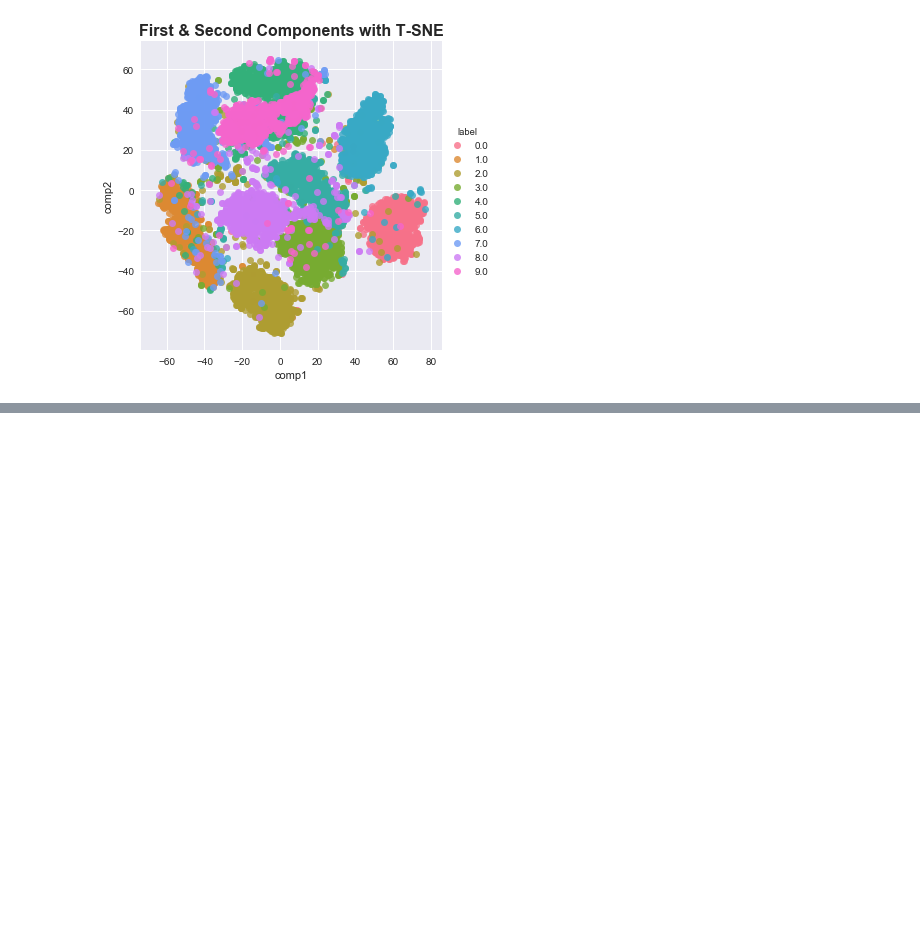
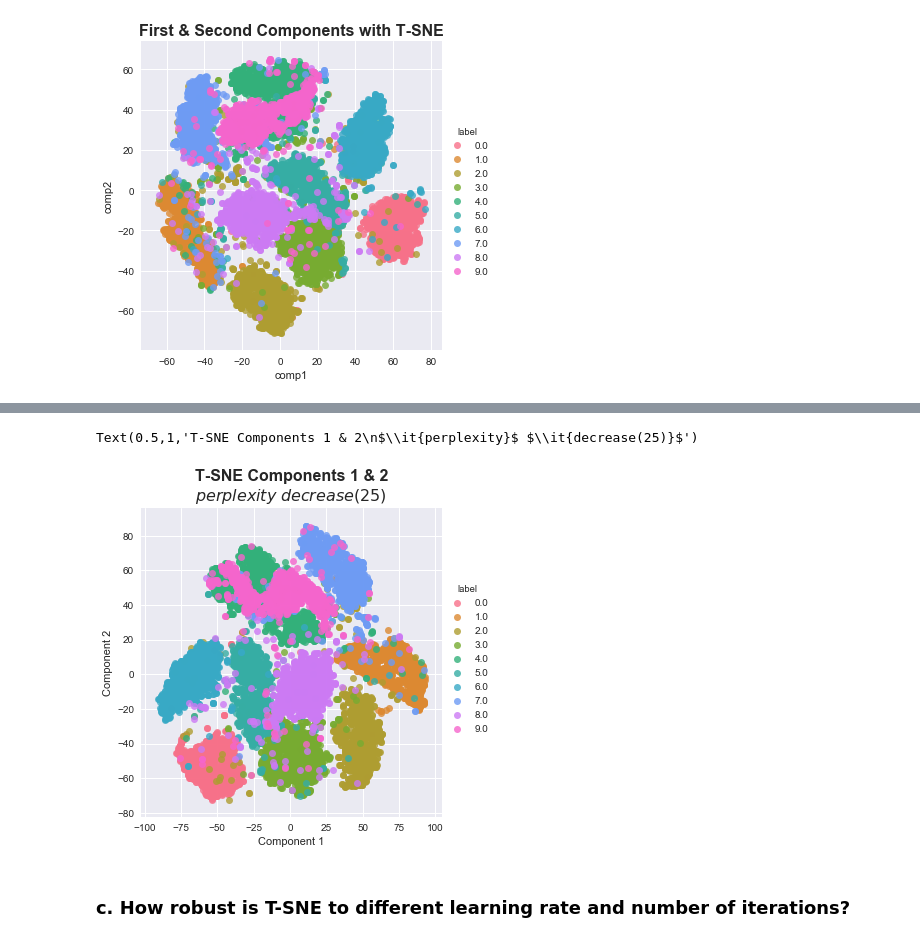
Before and after one commit to asfabiano/byu_econ_applied_machine_learning, a Jupyter notebook: homeworks/HW5/Homework_5.ipynb, the cells around one changed output, grey strips where cells are left out. Cells and saved outputs as stored; diff of their text form; code cells hidden in the pictures; blank space fills up the shorter version.

```diff
--- a/homeworks/HW5/Homework_5.ipynb
+++ b/homeworks/HW5/Homework_5.ipynb
@@ -214,0 +248,3 @@ Text(0.5,1,'First & Second Components with T-SNE')
+# %%
+df_tsne3 = pd.DataFrame(create_tsne(25,1000,200), columns=['Component 1', 'Component 2'])
+df_tsne3['label'] = y[rows[:n_select]]
@@ -214,0 +274,8 @@ Text(0.5,1,'First & Second Components with T-SNE')
+# %%
+sns.lmplot(x='Component 1', y='Component 2', data=df_tsne3, hue='label', fit_reg=False)
+plt.title("T-SNE Components 1 & 2\n$\it{perplexity}$ $\it{decrease(25)}$", fontsize=16, fontweight='bold')
+# %% [output]
+Text(0.5,1,'T-SNE Components 1 & 2\n$\\it{perplexity}$ $\\it{decrease(25)}$')
+[figure, added]
+# %% [markdown]
+### c. How robust is T-SNE to different learning rate and number of iterations?
```
Also changed, not shown: parts of 36 cells of this notebook.
